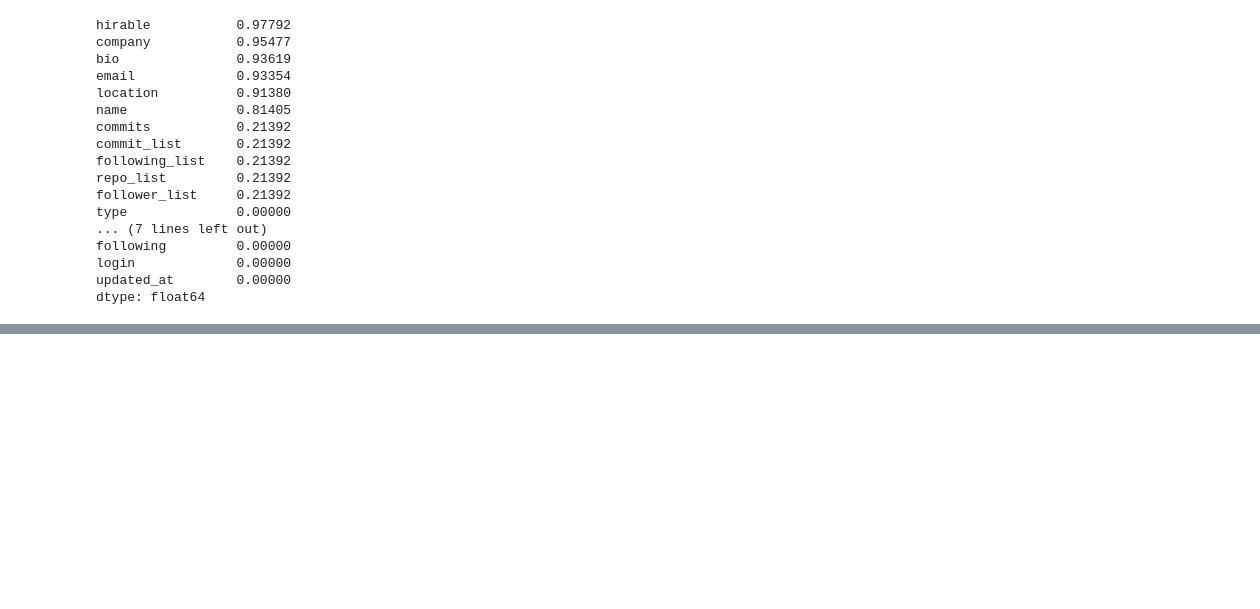
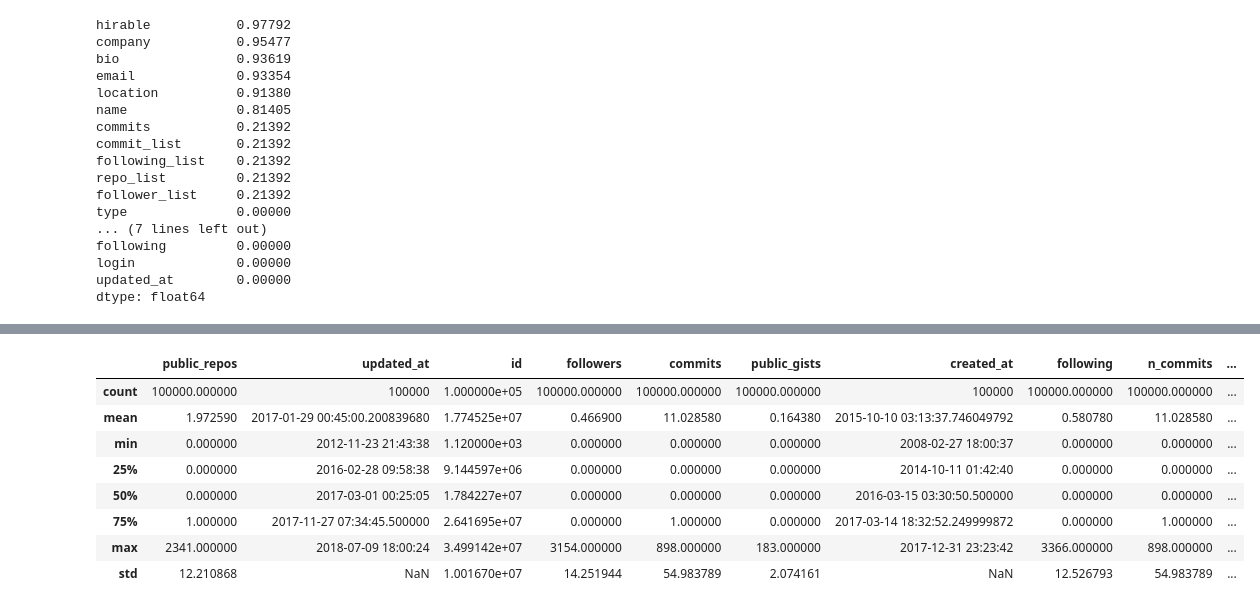
Before and after one commit to tarasovEgor/github-roles-abm, a Jupyter notebook: notebooks/01_exploration.ipynb, the cells around one changed output, grey strips where cells are left out. Saved outputs shown, nothing was run; the diff lists cells and outputs as text; code cells hidden in the pictures; blank space fills up the shorter version.

```diff
--- a/notebooks/01_exploration.ipynb
+++ b/notebooks/01_exploration.ipynb
@@ -115,0 +189,3 @@ dtype: float64
+# %%
+for col in ["commits"]:
+    github_users_100k_df[col] = github_users_100k_df[col].fillna(0).astype(int)
@@ -115,0 +194,4 @@ dtype: float64
+# %%
+github_users_100k_df["is_bot"] = (github_users_100k_df["type"] == "Bot").astype(int)
+github_users_100k_df["is_org"] = (github_users_100k_df["type"] == "Organization").astype(int)
+github_users_100k_df["is_user"] = (github_users_100k_df["type"] == "User").astype(int)
@@ -115,0 +200,4 @@ dtype: float64
+# %%
+github_users_100k_df["account_age_days"] = (
+    github_users_100k_df["updated_at"] - github_users_100k_df["created_at"]
+).dt.days
@@ -115,0 +206,3 @@ dtype: float64
+# %%
+for col in ["n_commits", "n_repos", "followers", "following"]:
+    github_users_100k_df[f"log_{col}"] = np.log1p(github_users_100k_df[col])
@@ -115,0 +269,12 @@ dtype: float64
+# %%
+github_users_100k_df.describe()
+# %% [output]
+|  | public_repos | updated_at | id | followers | commits | public_gists | created_at | following | n_commits | ... |
+| count | 100000.000000 | 100000 | 1.000000e+05 | 100000.000000 | 100000.000000 | 100000.000000 | 100000 | 100000.000000 | 100000.000000 | ... |
+| mean | 1.972590 | 2017-01-29 00:45:00.200839680 | 1.774525e+07 | 0.466900 | 11.028580 | 0.164380 | 2015-10-10 03:13:37.746049792 | 0.580780 | 11.028580 | ... |
+| min | 0.000000 | 2012-11-23 21:43:38 | 1.120000e+03 | 0.000000 | 0.000000 | 0.000000 | 2008-02-27 18:00:37 | 0.000000 | 0.000000 | ... |
+| 25% | 0.000000 | 2016-02-28 09:58:38 | 9.144597e+06 | 0.000000 | 0.000000 | 0.000000 | 2014-10-11 01:42:40 | 0.000000 | 0.000000 | ... |
+| 50% | 0.000000 | 2017-03-01 00:25:05 | 1.784227e+07 | 0.000000 | 0.000000 | 0.000000 | 2016-03-15 03:30:50.500000 | 0.000000 | 0.000000 | ... |
+| 75% | 1.000000 | 2017-11-27 07:34:45.500000 | 2.641695e+07 | 0.000000 | 1.000000 | 0.000000 | 2017-03-14 18:32:52.249999872 | 0.000000 | 1.000000 | ... |
+| max | 2341.000000 | 2018-07-09 18:00:24 | 3.499142e+07 | 3154.000000 | 898.000000 | 183.000000 | 2017-12-31 23:23:42 | 3366.000000 | 898.000000 | ... |
+| std | 12.210868 | NaN | 1.001670e+07 | 14.251944 | 54.983789 | 2.074161 | NaN | 12.526793 | 54.983789 | ... |
```
Also changed, not shown: parts of 25 cells of this notebook.
